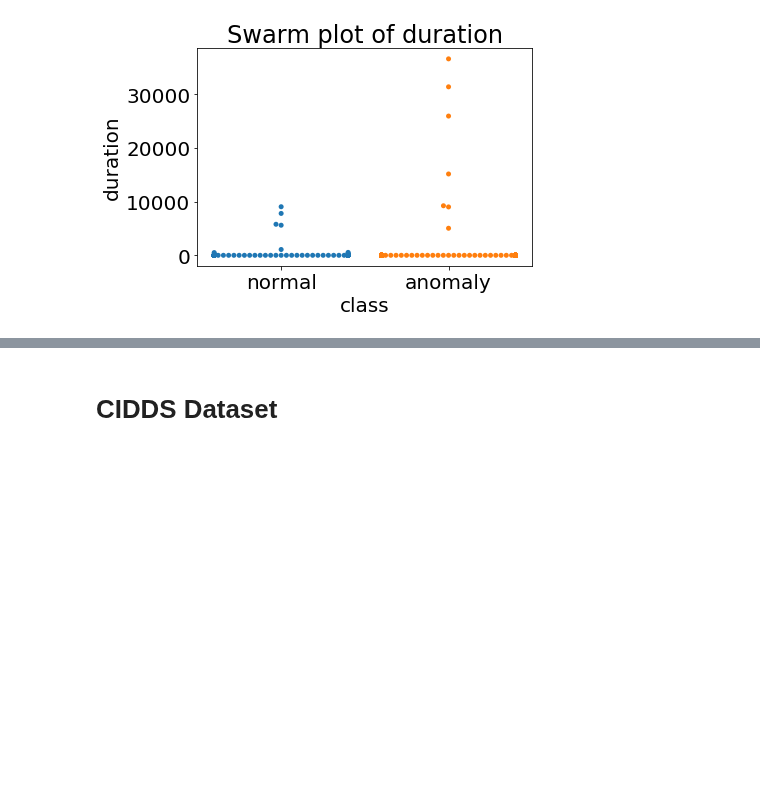
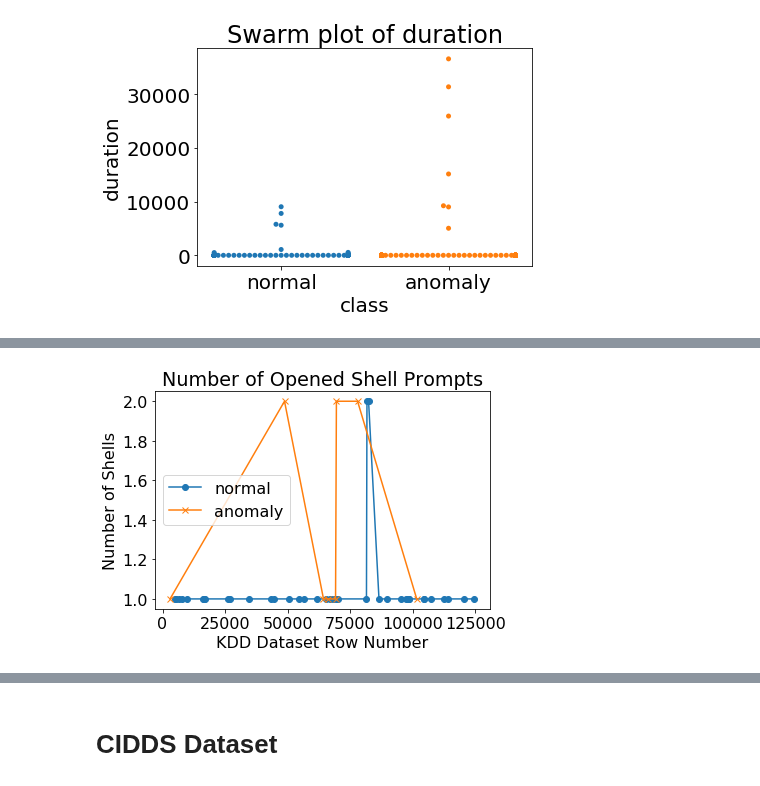
Before and after one commit to BaiKongQue/CSCI-191T_Security_Group, a Jupyter notebook: Security Group Project.ipynb, the cells around one changed output, grey strips where cells are left out. Saved outputs shown, nothing was run; the diff lists cells and outputs as text; code cells hidden in the pictures; blank space fills up the shorter version.

```diff
--- a/Security Group Project.ipynb
+++ b/Security Group Project.ipynb
@@ -315,0 +320,4 @@ plot_all(kddDF[['num_failed_logins','class']], "class", "Plot Duration of Normal
+# %%
+plot_all(kddDF[['num_shells','class']], "class", "Number of Opened Shell Prompts", yLabel="Number of Shells")
+# %% [output]
+[figure, added]
```
Also changed, not shown: parts of 8 cells of this notebook.
